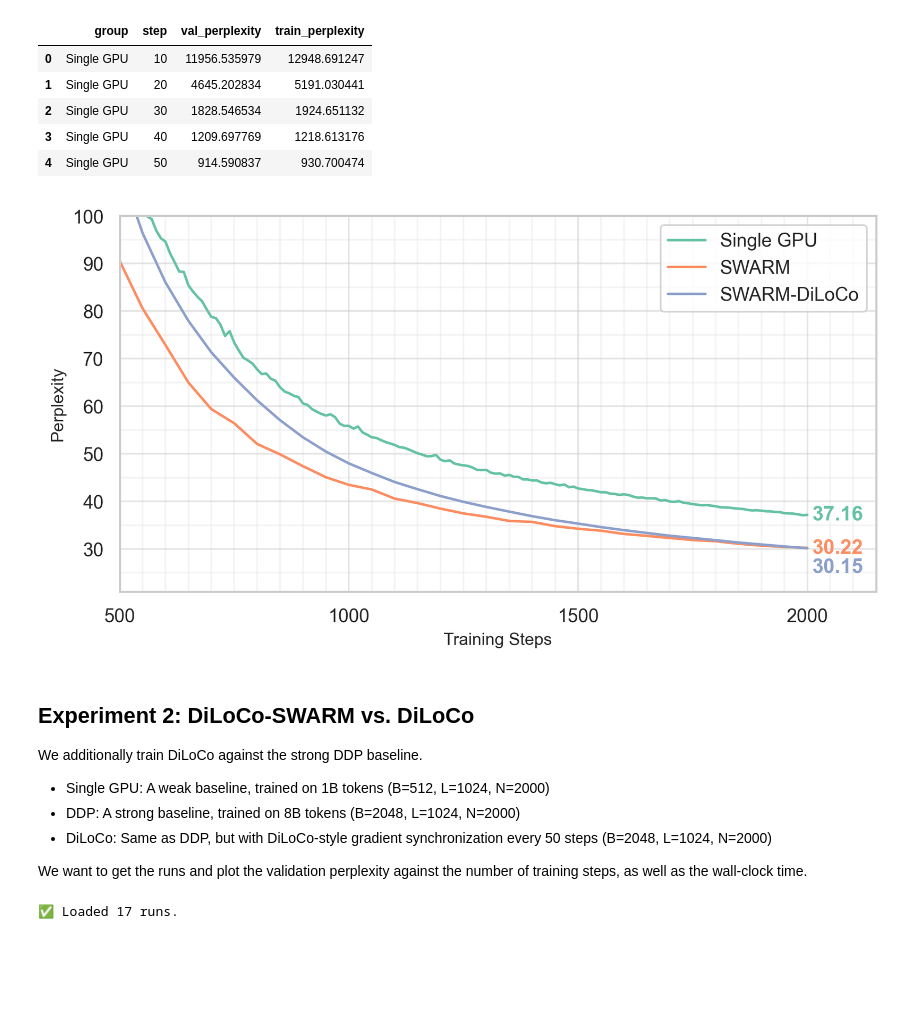
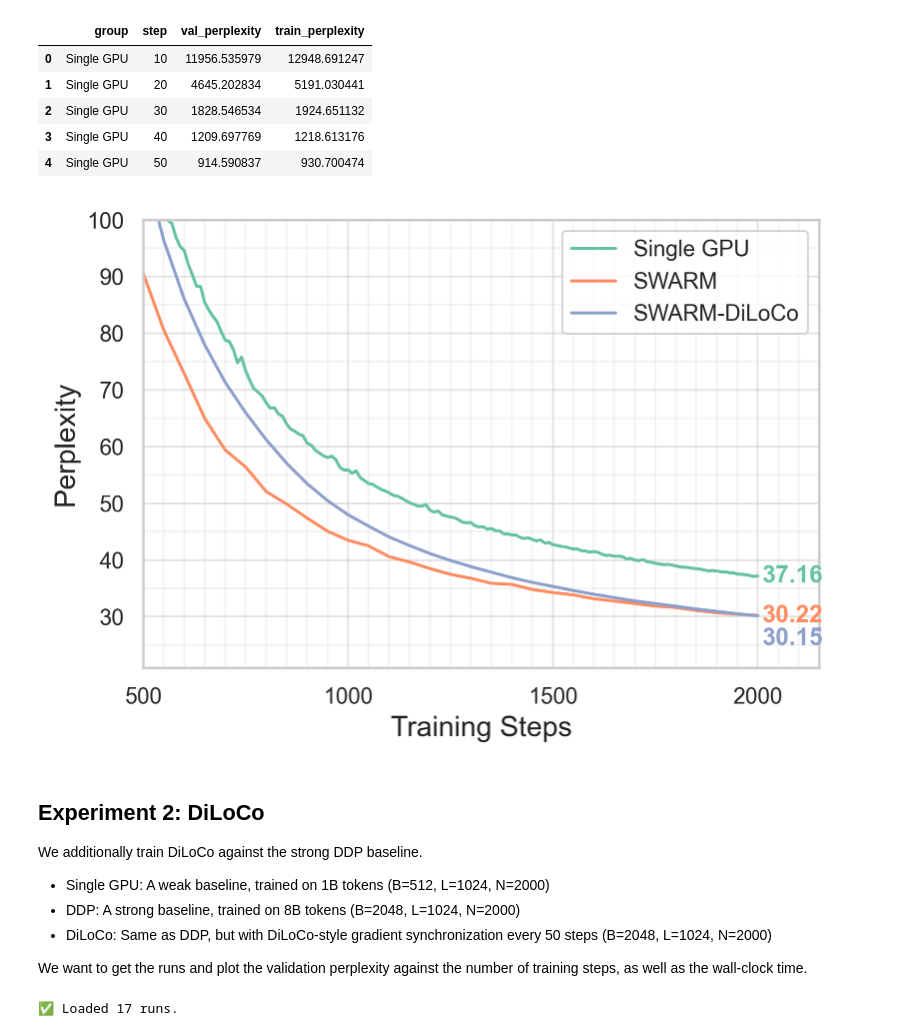
Before and after one commit to mikasenghaas/diloco-swarm, a Jupyter notebook: notebooks/4.0-results.ipynb, the cells around one changed output. Drawn from its saved outputs; the diff is of its cells as text; code cells hidden in the pictures; blank space fills up the shorter version.

Commit message:
Add ablation results and plots

```diff
--- a/notebooks/4.0-results.ipynb
+++ b/notebooks/4.0-results.ipynb
@@ -258,21 +260,21 @@ def plot_perplexity(df: pd.DataFrame, figsize: Tuple[int, int] = (6, 4), dpi: in
     return fig, ax
 # %%
 # Plot the validation perplexity against steps
-fig, ax = plot_perplexity(exp1, figsize=(8, 4), fontsize=10)
+fig, ax = plot_perplexity(exp1)
 
 # Add final perplexity values to the plot
 colors = sns.color_palette("Set2", n_colors=exp1["group"].nunique())
 order = exp1.groupby("group")["val_perplexity"].last().sort_values(ascending=False).index
 for i, group in enumerate(order):
     group_data = exp1[exp1["group"] == group]
     final_val = group_data["val_perplexity"].iloc[-1]
     ax.text(2010, group_data["val_perplexity"].iloc[-1] - (4 if group == "SWARM-DiLoCo" else 0), f'{final_val:.2f}', color=colors[i], va='center', weight='bold', fontsize=12)
 
-fig.savefig("report/figures/experiment1.png", bbox_inches="tight")
+fig.savefig("writing/3-report/figures/experiment1.png", bbox_inches="tight")
 # %% [output]
-[figure, old version]
+[figure, new version]
 # %% [markdown]
-## Experiment 2: DiLoCo-SWARM vs. DiLoCo
+## Experiment 2: DiLoCo
 
 We additionally train DiLoCo against the strong DDP baseline.
 
```
Also changed, not shown: parts of 17 cells of this notebook, 5 other files.
